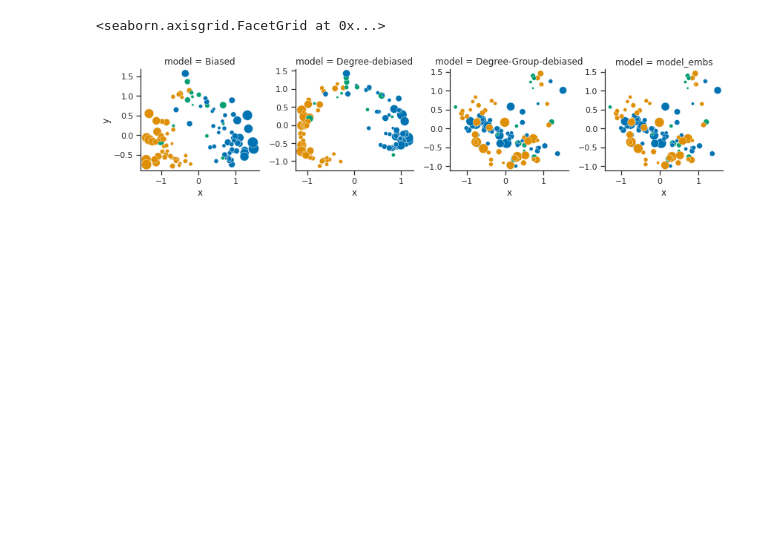
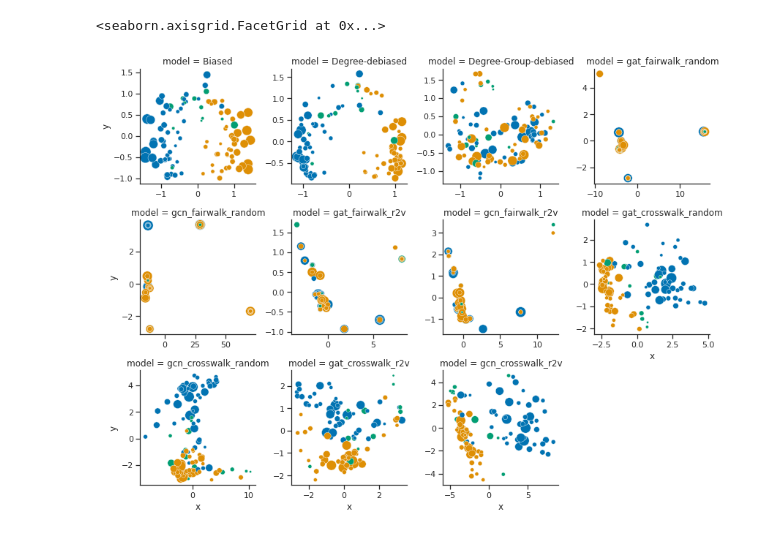
Before and after one commit to thunderock/residual2vec_, a Jupyter notebook: notebooks/RESULTS/demonstrating_r2v_models.ipynb, the cells around one changed output. Saved outputs shown, nothing was run; the diff lists cells and outputs as text; code cells hidden in the pictures; blank space fills up the shorter version.

```diff
--- a/notebooks/RESULTS/demonstrating_r2v_models.ipynb
+++ b/notebooks/RESULTS/demonstrating_r2v_models.ipynb
@@ -204,0 +218,9 @@ emb_sbm = generate_embedding(A, dim, sbm_noise_sampler)
+# %%
+embs['gat_fairwalk_random'] = snakemake_utils.get_embs_from_dataset(dataset_name='polbook', crosswalk=False, r2v=False,
+                                                              node2vec=True, fairwalk=True, model_name='gat')
+embs['gcn_fairwalk_random'] = snakemake_utils.get_embs_from_dataset(dataset_name='polbook', crosswalk=False, r2v=False,
+                                                              node2vec=True, fairwalk=True, model_name='gcn')
+embs['gat_fairwalk_r2v'] = snakemake_utils.get_embs_from_dataset(dataset_name='polbook', crosswalk=False, r2v=True,
+                                                              node2vec=True, fairwalk=True, model_name='gat')
+embs['gcn_fairwalk_r2v'] = snakemake_utils.get_embs_from_dataset(dataset_name='polbook', crosswalk=False, r2v=True,
+                                                              node2vec=True, fairwalk=True, model_name='gcn')
@@ -204,0 +251,9 @@ emb_sbm = generate_embedding(A, dim, sbm_noise_sampler)
+# %%
+embs['gat_crosswalk_random'] = snakemake_utils.get_embs_from_dataset(dataset_name='polbook', crosswalk=True, r2v=False,
+                                                              node2vec=True, fairwalk=False, model_name='gat')
+embs['gcn_crosswalk_random'] = snakemake_utils.get_embs_from_dataset(dataset_name='polbook', crosswalk=True, r2v=False,
+                                                              node2vec=True, fairwalk=False, model_name='gcn')
+embs['gat_crosswalk_r2v'] = snakemake_utils.get_embs_from_dataset(dataset_name='polbook', crosswalk=True, r2v=True,
+                                                              node2vec=True, fairwalk=False, model_name='gat')
+embs['gcn_crosswalk_r2v'] = snakemake_utils.get_embs_from_dataset(dataset_name='polbook', crosswalk=True, r2v=True,
+                                                              node2vec=True, fairwalk=False, model_name='gcn')
@@ -205,42 +281,43 @@ emb_sbm = generate_embedding(A, dim, sbm_noise_sampler)
 # %%
 plot_data_all = [plot_data]
-embs = {
-    "Biased":emb_biased,
-    "Degree-debiased":emb_config,
-    "Degree-Group-debiased":emb_sbm
-}
+
 deg = np.array(A.sum(axis=0)).reshape(-1)
-for k, emb in embs.items():
+row = 0
+for idx, (k, emb) in enumerate(embs.items()):
     emb = embs[k]
+    if idx % 4 == 0: row += 1
     xy = PCA(n_components=2).fit_transform(emb)
     plot_data_all += [
         pd.DataFrame(
             {
                 "x": xy[:, 0],
                 "y": xy[:, 1],
                 "group": group_ids,
                 "model": k,
                 "degree": deg,
+                "row": row
             }
         )
     ]
 
 plot_data_all = pd.concat(plot_data_all)
 #
 sns.set_style("white")
 sns.set(font_scale=1)
 sns.set_style("ticks")
 # fig, ax = plt.subplots(figsize=(7,5))
 
 g = sns.FacetGrid(
     data=plot_data_all,
-    col="model",
+#     row="row",
+    col='model',
     sharex=False,
     sharey=False,
+    col_wrap=4
 
 )
 
-g.map(sns.scatterplot, "x", "y", "group", "degree", sizes=(10, 200), palette = sns.color_palette("colorblind", n_colors=3))
+g.map(sns.scatterplot, "x", "y", "group", "degree", sizes=(10, 200), palette = sns.color_palette("colorblind", n_colors=3), )
 # %% [output]
 <seaborn.axisgrid.FacetGrid at 0x...>
-[figure, old version]
+[figure, new version]
```
Also changed, not shown: parts of 8 cells of this notebook, 6 other files.
